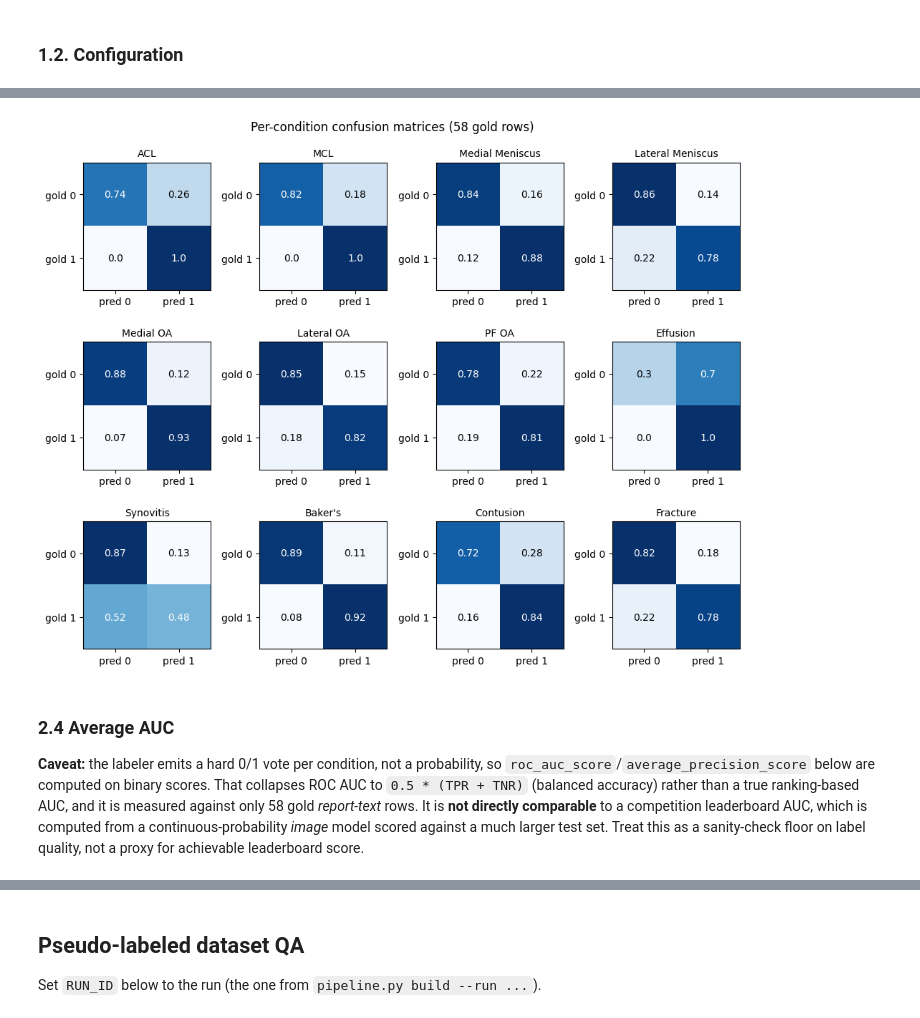
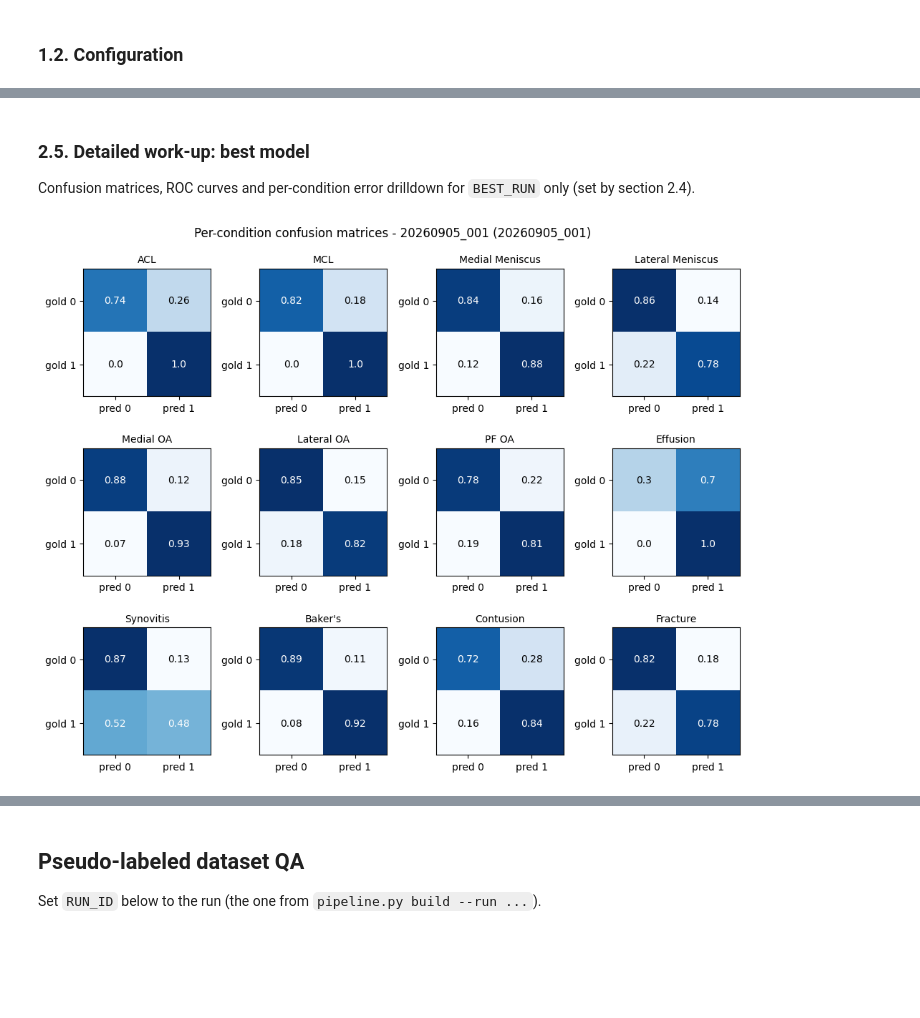
Before and after one commit to gperdrizet/RSNA-knee-abnormality, a Jupyter notebook: notebooks/02-label_extraction.ipynb, the cells around one changed output, grey strips where cells are left out. Drawn from its saved outputs; the diff is of its cells as text; code cells hidden in the pictures; blank space fills up the shorter version.

```diff
--- a/notebooks/02-label_extraction.ipynb
+++ b/notebooks/02-label_extraction.ipynb
@@ -60,19 +158,0 @@ print(f'{len(files)} labeled calibration rows vs {len(gold)} gold rows')
-# %%
-# Load per-UID calibration predictions: each file is a dict of
-# condition -> [value, evidence], keyed by the UID (filename stem).
-rows = []
-
-for f in files:
-    uid = f.stem
-    pred = json.loads(f.read_text())
-    rec = {'StudyInstanceUID': uid}
-
-    for c in label_cols:
-        v, _ev = pred.get(c, [0, ''])
-        rec[c] = v
-
-    rows.append(rec)
-
-preds = pd.DataFrame(rows).set_index('StudyInstanceUID').loc[gold.index]
-cmp_df = gold.join(preds, lsuffix='_label', rsuffix='_pred')
-cmp_df.head()
@@ -144,0 +337,18 @@ Mean accuracy: 0.816 | Mean kappa: 0.587
+# %%
+compare_tbl = pd.DataFrame([
+    {
+        'run_id': r,
+        'model': run_model_name(r),
+        'mean_accuracy': metrics_by_run[r]['accuracy'].mean(),
+        'mean_kappa': metrics_by_run[r]['kappa'].mean(),
+        'mean_roc_auc': metrics_by_run[r]['roc_auc'].mean(),
+        'mean_ap': metrics_by_run[r]['avg_precision'].mean(),
+        'n_significant_bias': int((bias_by_run[r]['mcnemar_p'] < 0.05).sum()),
+    }
+    for r in CALIBRATION_RUNS
+]).set_index('run_id').sort_values('mean_roc_auc', ascending=False)
+
+BEST_RUN = compare_tbl.index[0]
+print(f'Best model by mean ROC AUC: {compare_tbl.loc[BEST_RUN, "model"]} ({BEST_RUN})')
+
+compare_tbl.round(3)
@@ -145,29 +382,31 @@ Mean accuracy: 0.816 | Mean kappa: 0.587
+# %% [markdown]
+### 2.5. Detailed work-up: best model
+
+Confusion matrices, ROC curves and per-condition error drilldown for `BEST_RUN` only (set by section 2.4).
 # %%
+best_df = cmp[BEST_RUN]
+
 fig, axes = plt.subplots(3, 4, figsize=(10, 8))
 
 for ax, c in zip(axes.flat, label_cols):
-    g = (cmp_df[f'{c}_label'].fillna(0) == 1).astype(int).values
-    p = (cmp_df[f'{c}_pred'].fillna(0) == 1).astype(int).values
+    g = (best_df[f'{c}_label'].fillna(0) == 1).astype(int).values
+    p = (best_df[f'{c}_pred'].fillna(0) == 1).astype(int).values
     cm = confusion_matrix(g, p, labels=[0, 1], normalize='true')
 
     ax.imshow(cm, cmap='Blues')
     ax.set_title(c, fontsize=10)
     ax.set_xticks([0, 1]); ax.set_xticklabels(['pred 0', 'pred 1'])
     ax.set_yticks([0, 1]); ax.set_yticklabels(['gold 0', 'gold 1'])
 
     for i in range(2):
         for j in range(2):
             ax.text(
                 j, i, round(cm[i, j], 2), ha='center', va='center',
                 color='white' if cm[i, j] > cm.max() / 2 else 'black'
             )
 
-fig.suptitle('Per-condition confusion matrices (58 gold rows)')
+fig.suptitle(f'Per-condition confusion matrices - {run_model_name(BEST_RUN)} ({BEST_RUN})')
 fig.tight_layout()
 plt.show()
 # %% [output]
-[figure, old version]
+[figure, new version]
-# %% [markdown]
-### 2.4 Average AUC
-
-**Caveat:** the labeler emits a hard 0/1 vote per condition, not a probability, so `roc_auc_score`/`average_precision_score` below are computed on binary scores. That collapses ROC AUC to `0.5 * (TPR + TNR)` (balanced accuracy) rather than a true ranking-based AUC, and it is measured against only 58 gold *report-text* rows. It is **not directly comparable** to a competition leaderboard AUC, which is computed from a continuous-probability *image* model scored against a much larger test set. Treat this as a sanity-check floor on label quality, not a proxy for achievable leaderboard score.
```
Also changed, not shown: parts of 22 cells of this notebook, 2 other files.
